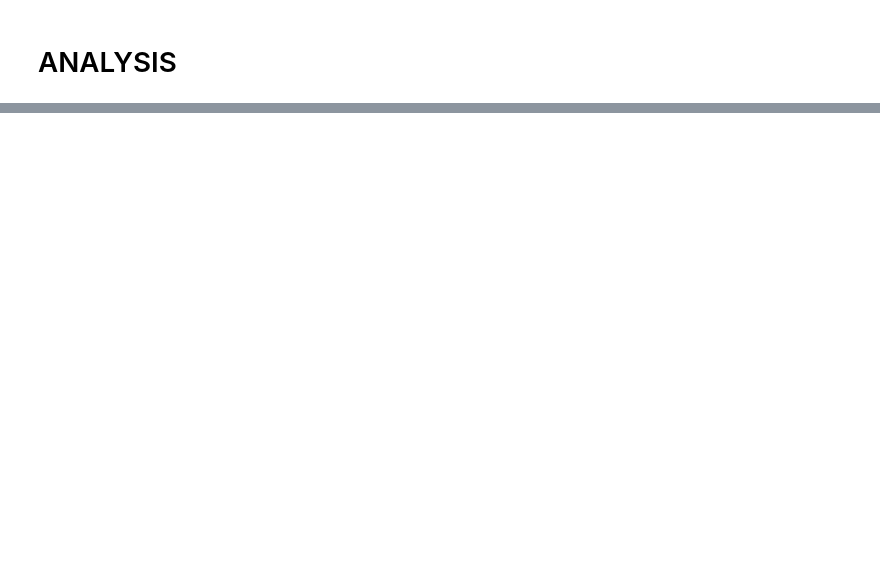
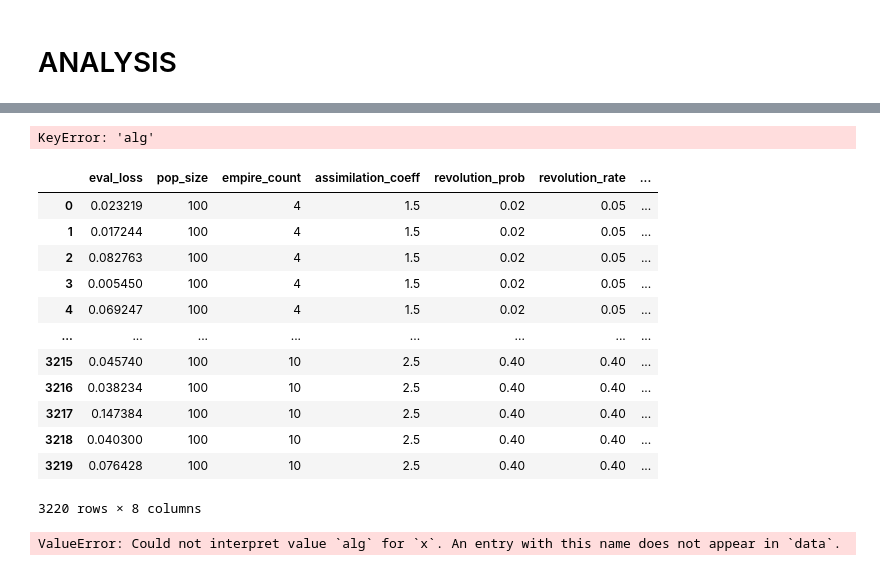
Before and after one commit to giladfrid009/3DoF-Orient-Detection, a Jupyter notebook: main.ipynb, the cells around one changed output, grey strips where cells are left out. Drawn from its saved outputs; the diff is of its cells as text; code cells hidden in the pictures; blank space fills up the shorter version.

```diff
--- a/main.ipynb
+++ b/main.ipynb
@@ -85,3 +76,12 @@ files = LogFiles(path)
+# %%
+from evaluate.eval_log import MealLog
+from mealpy.utils.history import History
+from utils.file import LogFiles
+import pandas as pd
+
+path = "grid_search/airplane"
+
+files = LogFiles(path)
 # %%
 data = []
 for _ in files:
@@ -93,20 +195,38 @@ dataframe.columns
 # %%
-algs = pd.unique(dataframe["alg"])
+algs = pd.unique(df["revolution_rate"])
 medians = {"alg": [], "median": []}
 for alg in algs:
-    mask = dataframe["alg"] == alg
+    mask = df["alg"] == alg
     # print(dataframe[mask][['eval_loss']])
-    median = dataframe[mask][["eval_loss"]].median()
+    median = df[mask][["eval_loss"]].median()
     # medians[alg] = median.item()
     medians["alg"].append(alg)
     medians["median"].append(median.item())
+# %% [output]
+KeyError: 'alg'
+# %%
+display(df)
+# %% [output]
+|  | eval_loss | pop_size | empire_count | assimilation_coeff | revolution_prob | revolution_rate | ... |
+| 0 | 0.023219 | 100 | 4 | 1.5 | 0.02 | 0.05 | ... |
+| 1 | 0.017244 | 100 | 4 | 1.5 | 0.02 | 0.05 | ... |
+| 2 | 0.082763 | 100 | 4 | 1.5 | 0.02 | 0.05 | ... |
+| 3 | 0.005450 | 100 | 4 | 1.5 | 0.02 | 0.05 | ... |
+| 4 | 0.069247 | 100 | 4 | 1.5 | 0.02 | 0.05 | ... |
+| ... | ... | ... | ... | ... | ... | ... | ... |
+| 3215 | 0.045740 | 100 | 10 | 2.5 | 0.40 | 0.40 | ... |
+| 3216 | 0.038234 | 100 | 10 | 2.5 | 0.40 | 0.40 | ... |
+| 3217 | 0.147384 | 100 | 10 | 2.5 | 0.40 | 0.40 | ... |
+| 3218 | 0.040300 | 100 | 10 | 2.5 | 0.40 | 0.40 | ... |
+| 3219 | 0.076428 | 100 | 10 | 2.5 | 0.40 | 0.40 | ... |
+3220 rows × 8 columns
 # %%
 medians = pd.DataFrame(medians)
 medians.sort_values(by="median", inplace=True)
 # %%
 # fig, ax = plt.subplots(figsize=(10,40))
 g = sns.catplot(
-    data=dataframe,
+    data=df,
     x="alg",
     y="eval_loss",
     hue="alg",
@@ -117,5 +237,7 @@ g = sns.catplot(
     hue_order=medians.alg,
 )
 g.ax.tick_params(axis="x", rotation=90)
+# %% [output]
+ValueError: Could not interpret value `alg` for `x`. An entry with this name does not appear in `data`.
 # %%
 print(medians.alg.to_list())
```
Also changed, not shown: parts of 10 cells of this notebook, 7 other files.
